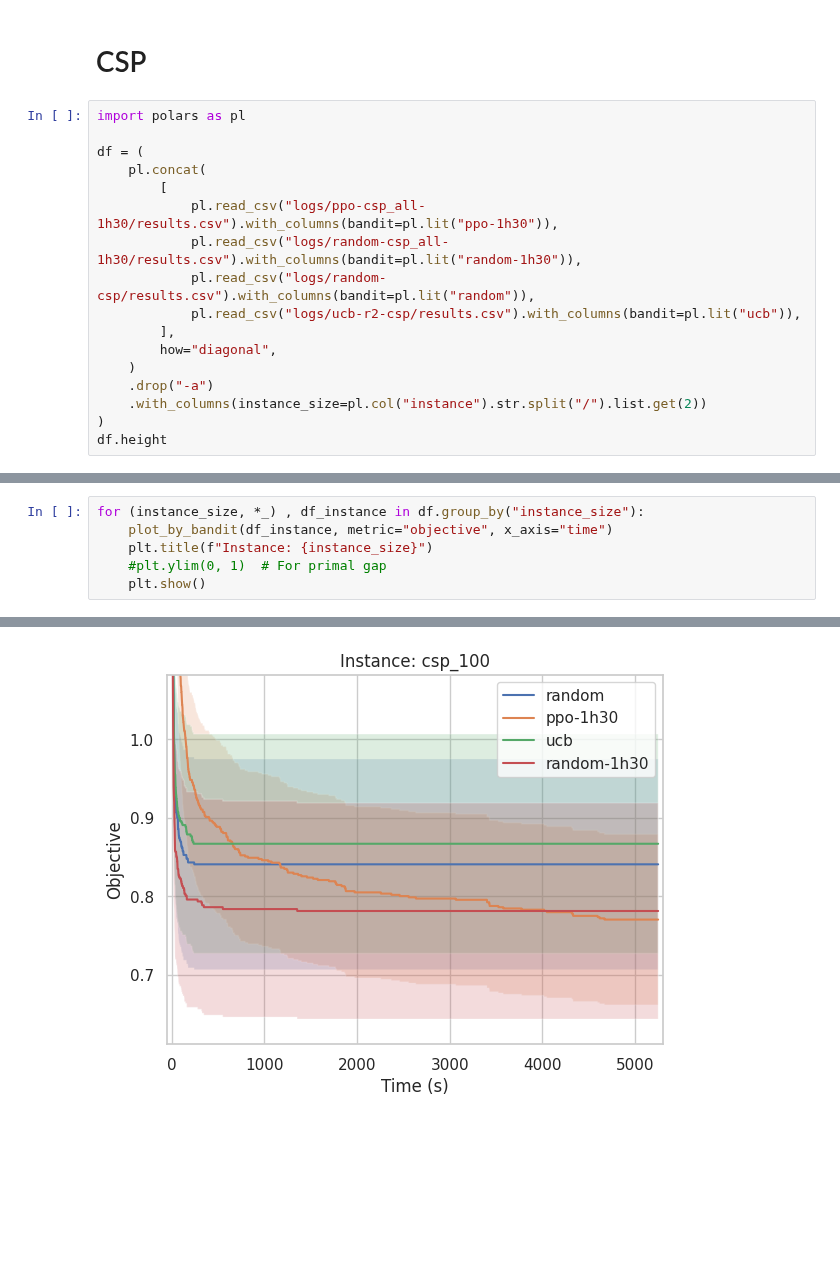
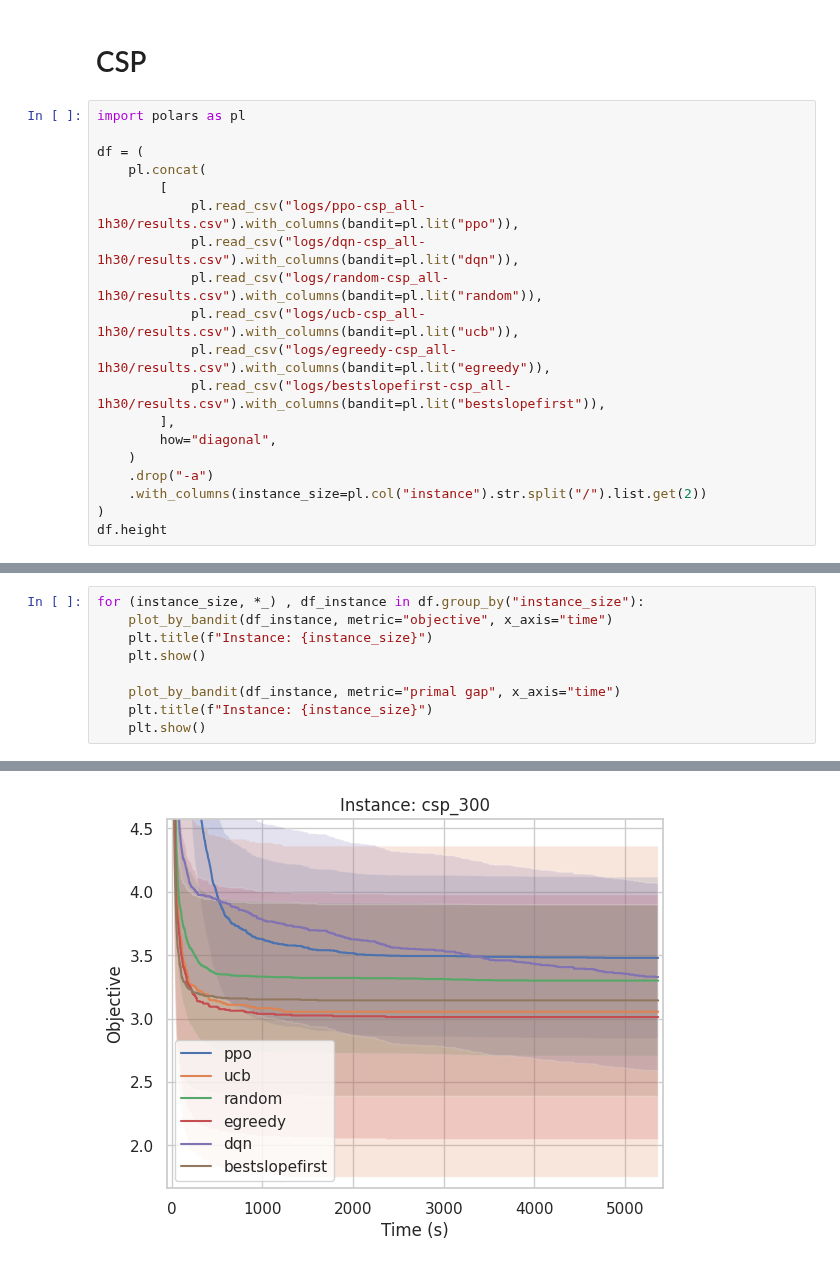
Before and after one commit to oscar-lib/LearningForOptimizing, a Jupyter notebook: plots.ipynb, the cells around one changed output, grey strips where cells are left out. Saved outputs shown, nothing was run; the diff lists cells and outputs as text; blank space fills up the shorter version.

```diff
--- a/plots.ipynb
+++ b/plots.ipynb
@@ -83,10 +109,12 @@ import polars as pl
 df = (
     pl.concat(
         [
-            pl.read_csv("logs/ppo-csp_all-1h30/results.csv").with_columns(bandit=pl.lit("ppo-1h30")),
-            pl.read_csv("logs/random-csp_all-1h30/results.csv").with_columns(bandit=pl.lit("random-1h30")),
-            pl.read_csv("logs/random-csp/results.csv").with_columns(bandit=pl.lit("random")),
-            pl.read_csv("logs/ucb-r2-csp/results.csv").with_columns(bandit=pl.lit("ucb")),
+            pl.read_csv("logs/ppo-csp_all-1h30/results.csv").with_columns(bandit=pl.lit("ppo")),
+            pl.read_csv("logs/dqn-csp_all-1h30/results.csv").with_columns(bandit=pl.lit("dqn")),
+            pl.read_csv("logs/random-csp_all-1h30/results.csv").with_columns(bandit=pl.lit("random")),
+            pl.read_csv("logs/ucb-csp_all-1h30/results.csv").with_columns(bandit=pl.lit("ucb")),
+            pl.read_csv("logs/egreedy-csp_all-1h30/results.csv").with_columns(bandit=pl.lit("egreedy")),
+            pl.read_csv("logs/bestslopefirst-csp_all-1h30/results.csv").with_columns(bandit=pl.lit("bestslopefirst")),
         ],
         how="diagonal",
     )
@@ -121,6 +174,9 @@ Processing random (840 results)
 for (instance_size, *_) , df_instance in df.group_by("instance_size"):
     plot_by_bandit(df_instance, metric="objective", x_axis="time")
     plt.title(f"Instance: {instance_size}")
-    #plt.ylim(0, 1)  # For primal gap
     plt.show()
+
+    plot_by_bandit(df_instance, metric="primal gap", x_axis="time")
+    plt.title(f"Instance: {instance_size}")
+    plt.show()
 # %% [output]
@@ -141 +203 @@ Processing random-1h30 (411 results)
-[figure, old version]
+[figure, new version]
```
Also changed, not shown: parts of 6 cells of this notebook.
